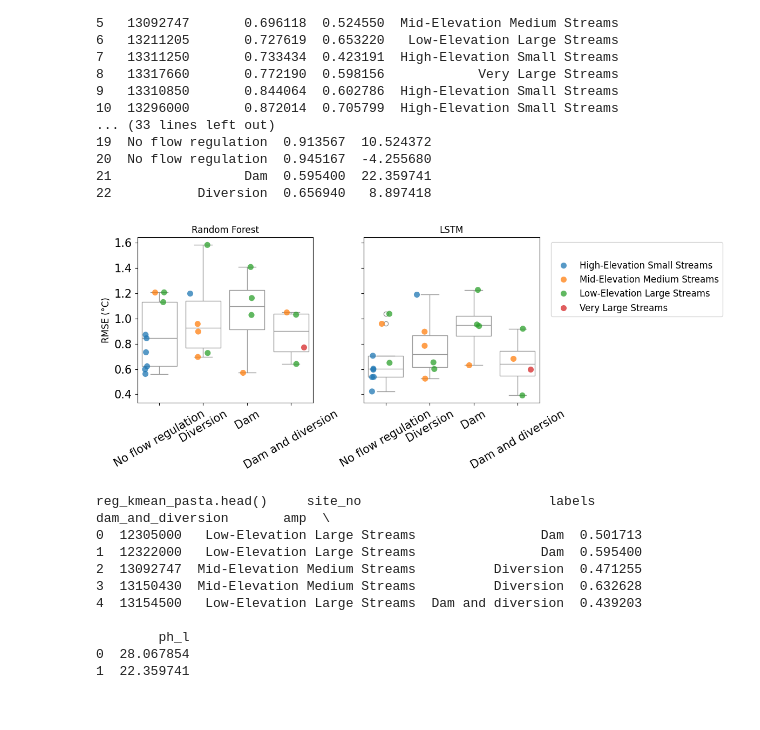
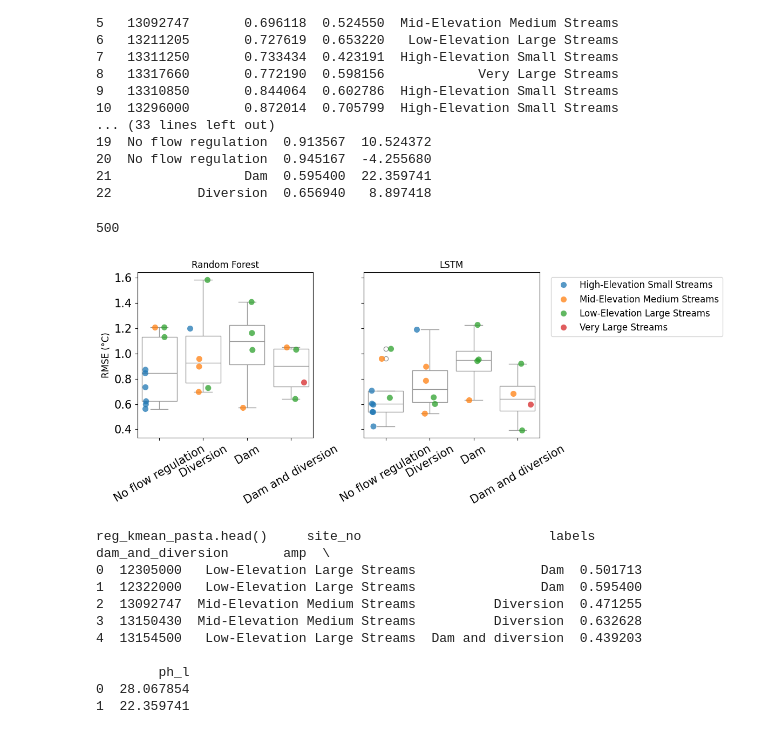
Before and after one commit to th2018/stream_thermal_2025_ms, a Jupyter notebook: LSTM_DOY/LSTM_RF_KGE_DOY_grid_search.ipynb, the cells around one changed output. Drawn from its saved outputs; the diff is of its cells as text; code cells hidden in the pictures.

```diff
--- a/LSTM_DOY/LSTM_RF_KGE_DOY_grid_search.ipynb
+++ b/LSTM_DOY/LSTM_RF_KGE_DOY_grid_search.ipynb
@@ -1043,6 +1044,7 @@ print(df)
 21                 Dam  0.595400  22.359741
 22           Diversion  0.656940   8.897418
 # %%
+png = "Figure_11.png"
 rotation= 30
 
 order = ["No flow regulation", "Diversion", "Dam", "Dam and diversion"]
@@ -1058,37 +1060,39 @@ sns.stripplot(
     ax=axes[0], x="dam_and_diversion", y="Random Forest",
     data=df, order=order,hue="labels", alpha=0.75, jitter=True, dodge=True, size = size
 )
 axes[0].set_ylabel("RMSE (°C)", fontsize=12)
 axes[0].set_xlabel("")
 axes[0].set_title("Random Forest", fontsize=12)
 axes[0].tick_params(axis="x", rotation= rotation)   # optional tilt for readability
 axes[0].legend_.remove()                     # defer legend to the 2nd axis
 
 # ── Panel 2 ───────────────────────────────────────────────────
 sns.boxplot(
     ax=axes[1], x="dam_and_diversion", y="LSTM",
     data=df, order=order, color="white"
 )
 sns.stripplot(
     ax=axes[1], x="dam_and_diversion", y="LSTM",
     data=df, order=order, hue="labels", alpha=0.75, jitter=True, dodge=True, size = size
 )
 axes[1].set_ylabel("")              # share-y already covers label
 axes[1].set_xlabel("")
 axes[1].set_title("LSTM", fontsize=12)
 axes[1].tick_params(axis="x", rotation= rotation )
 
 # Put a single legend just once
 handles, labels = axes[1].get_legend_handles_labels()
-axes[1].legend(handles, labels, title=" ", bbox_to_anchor=(1.04, 1), loc="upper left" , fontsize=12)
+axes[1].legend(handles, labels, title=None
+               , bbox_to_anchor=(1.04, 1), loc="upper left" , fontsize=12)
 
 plt.tight_layout()
-
-plt.savefig('reg_rf_lstm_rmse.jpg', dpi=400, bbox_inches='tight')
+print(dpi)
+plt.savefig( png , dpi= dpi, bbox_inches='tight')
 
 plt.show()
 # %% [output]
+500
-[figure, old version]
+[figure, new version]
 # %%
 reg_kmean_pasta_path = '/content/drive/MyDrive/reg_kmean_pasta_path.csv'
 reg_kmean_pasta = pd.read_csv( reg_kmean_pasta_path )
```
Also changed, not shown: parts of 11 cells of this notebook.
